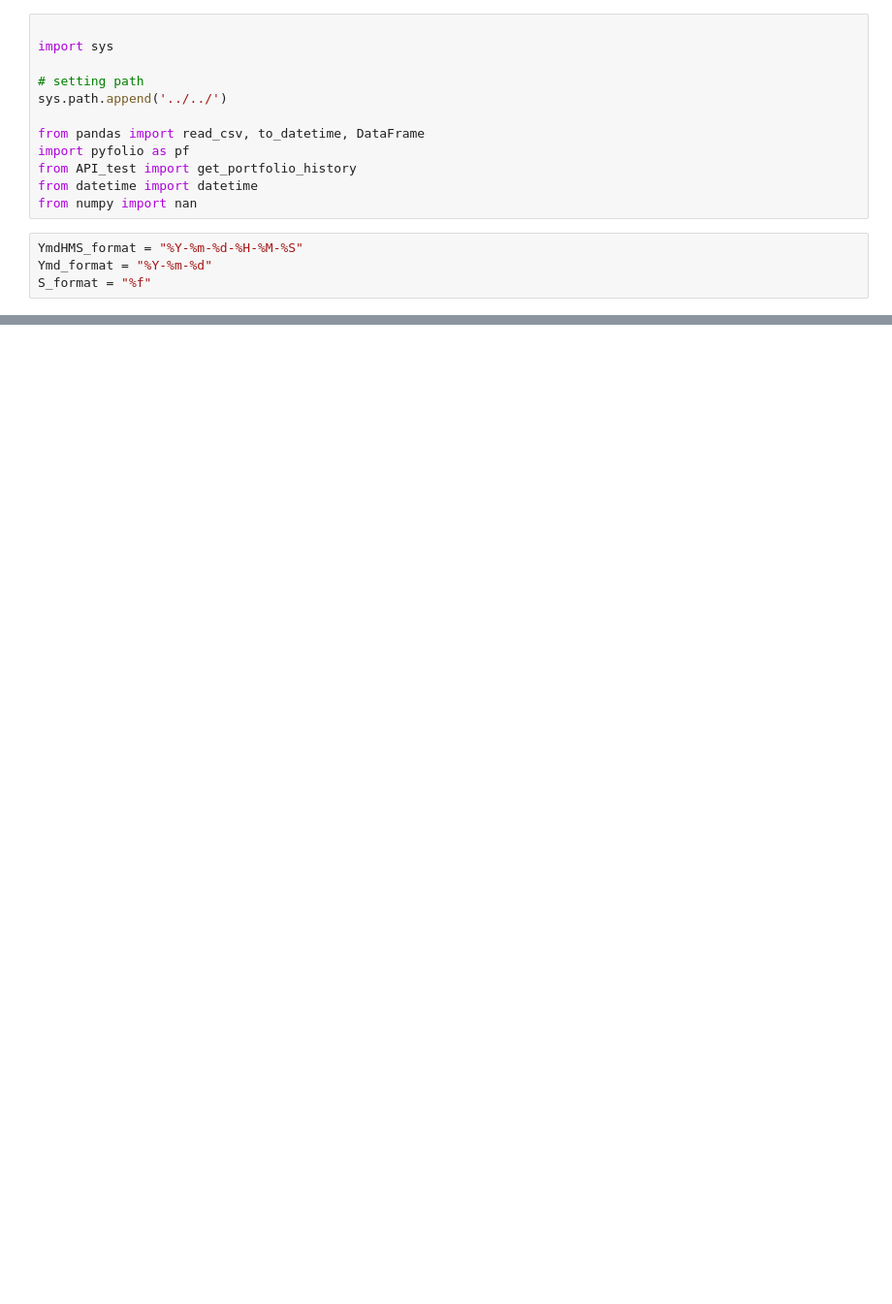
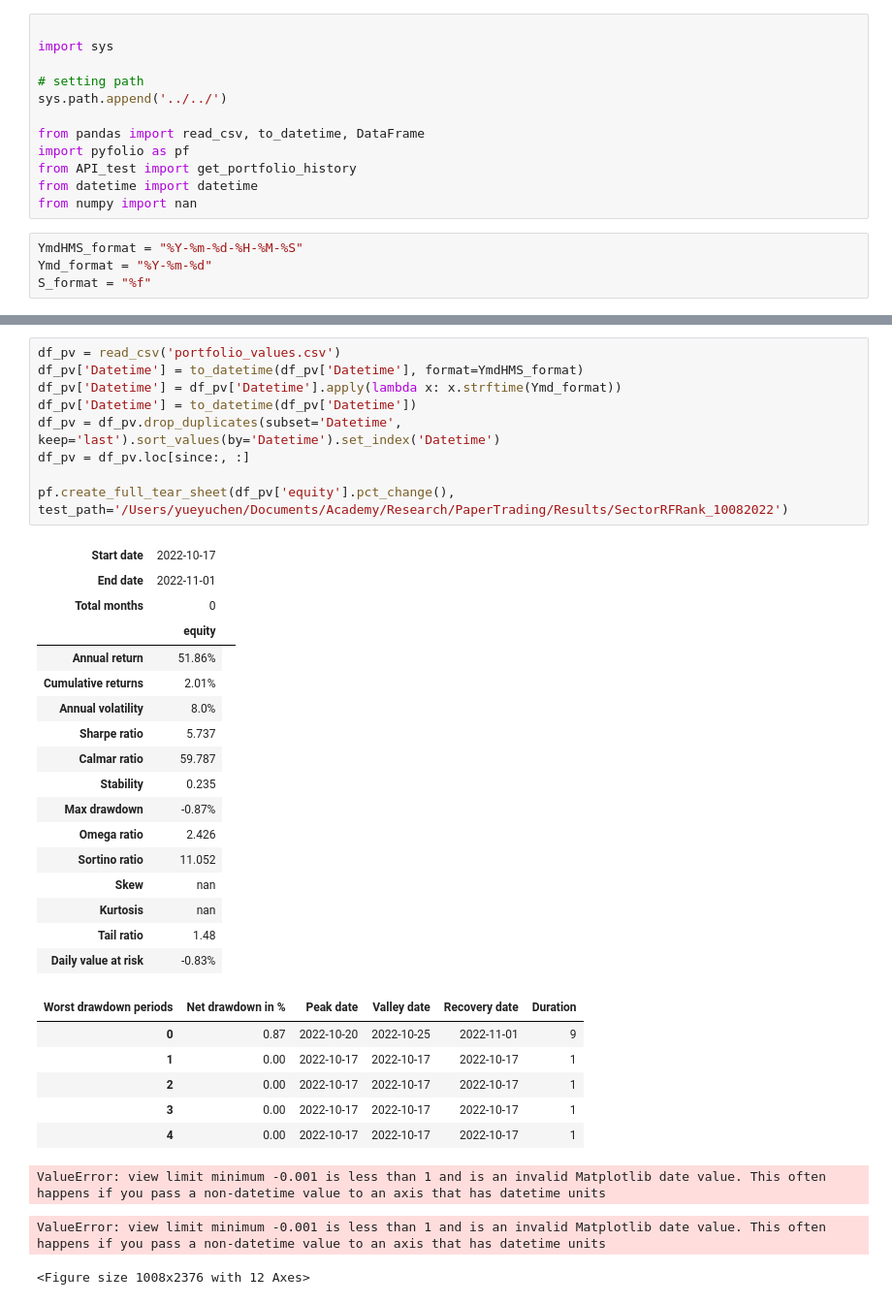
Before and after one commit to specialforcea/PaperTrading, a Jupyter notebook: Results/SectorRFRank_10082022/analytics.ipynb, the cells around one changed output, grey strips where cells are left out. Shown: that part at 97% size. Drawn from its saved outputs; the diff is of its cells as text; blank space fills up the shorter version.

```diff
--- a/Results/SectorRFRank_10082022/analytics.ipynb
+++ b/Results/SectorRFRank_10082022/analytics.ipynb
@@ -139,0 +98,36 @@ pf.compute_stats(df.set_index('Date')['equity'].pct_change().to_frame())
+# %%
+df_pv = read_csv('portfolio_values.csv')
+df_pv['Datetime'] = to_datetime(df_pv['Datetime'], format=YmdHMS_format)
+df_pv['Datetime'] = df_pv['Datetime'].apply(lambda x: x.strftime(Ymd_format))
+df_pv['Datetime'] = to_datetime(df_pv['Datetime'])
+df_pv = df_pv.drop_duplicates(subset='Datetime', keep='last').sort_values(by='Datetime').set_index('Datetime')
+df_pv = df_pv.loc[since:, :]
+
+pf.create_full_tear_sheet(df_pv['equity'].pct_change(), test_path='/Users/yueyuchen/Documents/Academy/Research/PaperTrading/Results/SectorRFRank_10082022')
+# %% [output]
+| Start date | 2022-10-17 |  |
+| End date | 2022-11-01 |  |
+| Total months | 0 |  |
+|  | equity |
+| Annual return | 51.86% |
+| Cumulative returns | 2.01% |
+| Annual volatility | 8.0% |
+| Sharpe ratio | 5.737 |
+| Calmar ratio | 59.787 |
+| Stability | 0.235 |
+| Max drawdown | -0.87% |
+| Omega ratio | 2.426 |
+| Sortino ratio | 11.052 |
+| Skew | nan |
+| Kurtosis | nan |
+| Tail ratio | 1.48 |
+| Daily value at risk | -0.83% |
+| Worst drawdown periods | Net drawdown in % | Peak date | Valley date | Recovery date | Duration |
+| 0 | 0.87 | 2022-10-20 | 2022-10-25 | 2022-11-01 | 9 |
+| 1 | 0.00 | 2022-10-17 | 2022-10-17 | 2022-10-17 | 1 |
+| 2 | 0.00 | 2022-10-17 | 2022-10-17 | 2022-10-17 | 1 |
+| 3 | 0.00 | 2022-10-17 | 2022-10-17 | 2022-10-17 | 1 |
+| 4 | 0.00 | 2022-10-17 | 2022-10-17 | 2022-10-17 | 1 |
+ValueError: view limit minimum -0.001 is less than 1 and is an invalid Matplotlib date value. This often happens if you pass a non-datetime value to an axis that has datetime units
+ValueError: view limit minimum -0.001 is less than 1 and is an invalid Matplotlib date value. This often happens if you pass a non-datetime value to an axis that has datetime units
+<Figure size 1008x2376 with 12 Axes>
```
Also changed, not shown: parts of 7 cells of this notebook, 1 other file.
